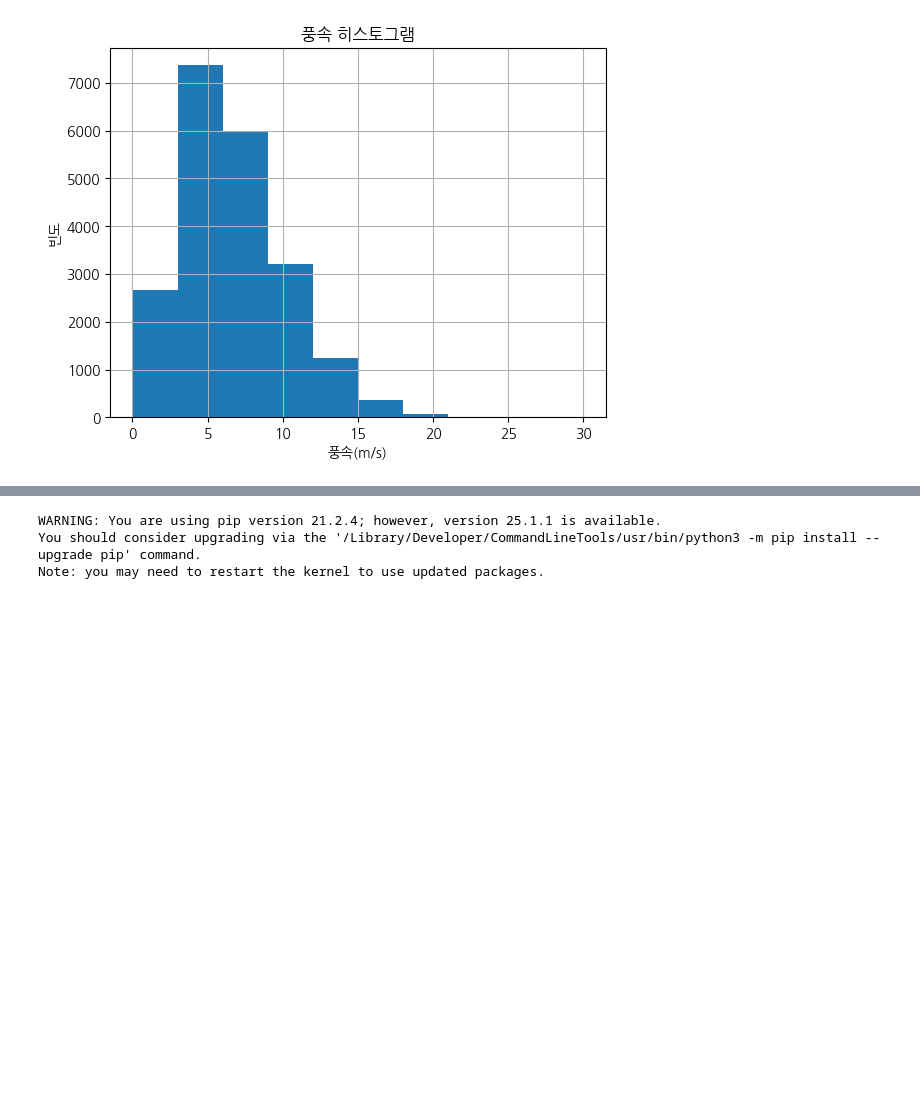
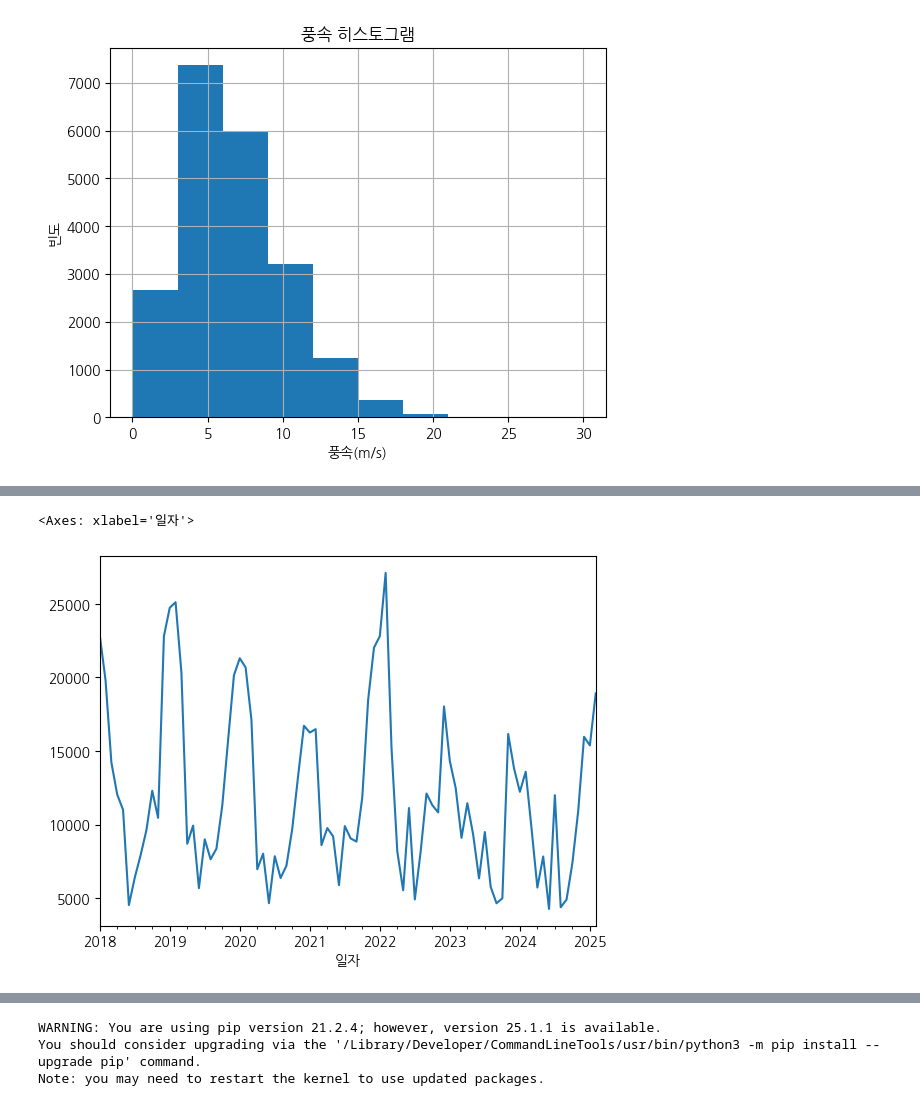
Before and after one commit to hahagoodgood/Renewable-Energy-Generation-Projection, a Jupyter notebook: eda/eda_1.ipynb, the cells around one changed output, grey strips where cells are left out. Drawn from its saved outputs; the diff is of its cells as text; code cells hidden in the pictures; blank space fills up the shorter version.

```diff
--- a/eda/eda_1.ipynb
+++ b/eda/eda_1.ipynb
@@ -163,0 +315,14 @@ plt.show()
+# %%
+# 2. 발전량의 시간 추세 분석
+df_power_melted['일자'] = pd.to_datetime(df_power_melted['일자'])
+df_power_melted.groupby(df_power_melted['일자'].dt.to_period("M"))['발전량(kWh)'].mean().plot()
+
+# 월별 평균 발전량을 시계열로 보면 계절성/주기성 확인 가능
+# 예: 겨울철 풍력량 증가 → 예측모델에 계절성 반영
+
+# 겨울철에 발전량이 높고 여름엔 낮은 경향 반복됨 → 계절성 뚜렷
+# 특히 2022년 겨울에 큰 피크 존재 → 한파, 강풍 시기일 가능성
+# 예측 모델에 월, 계절 파생 변수 추가 시 정확도 향상 기대됨
+# %% [output]
+<Axes: xlabel='일자'>
+[figure, added]
```
Also changed, not shown: parts of 38 cells of this notebook, 25 other files.
